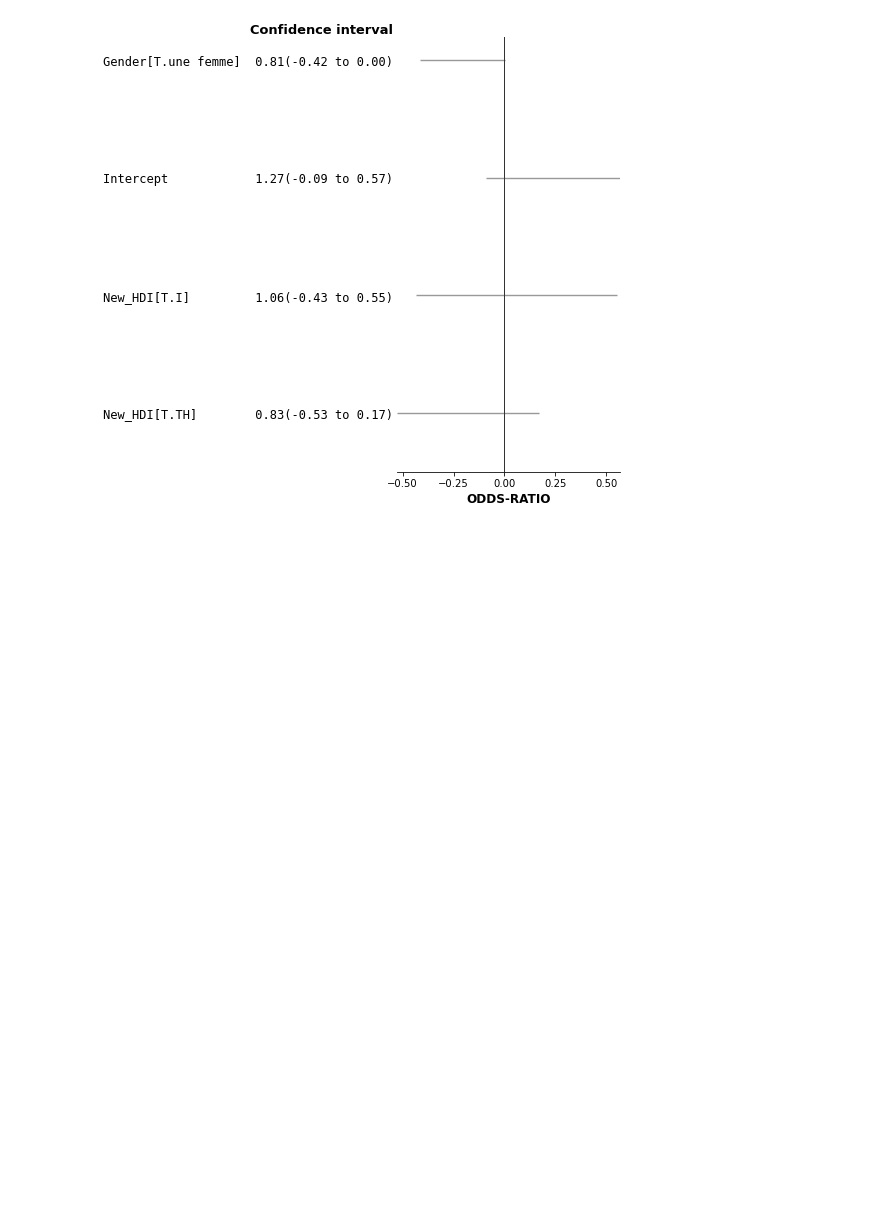
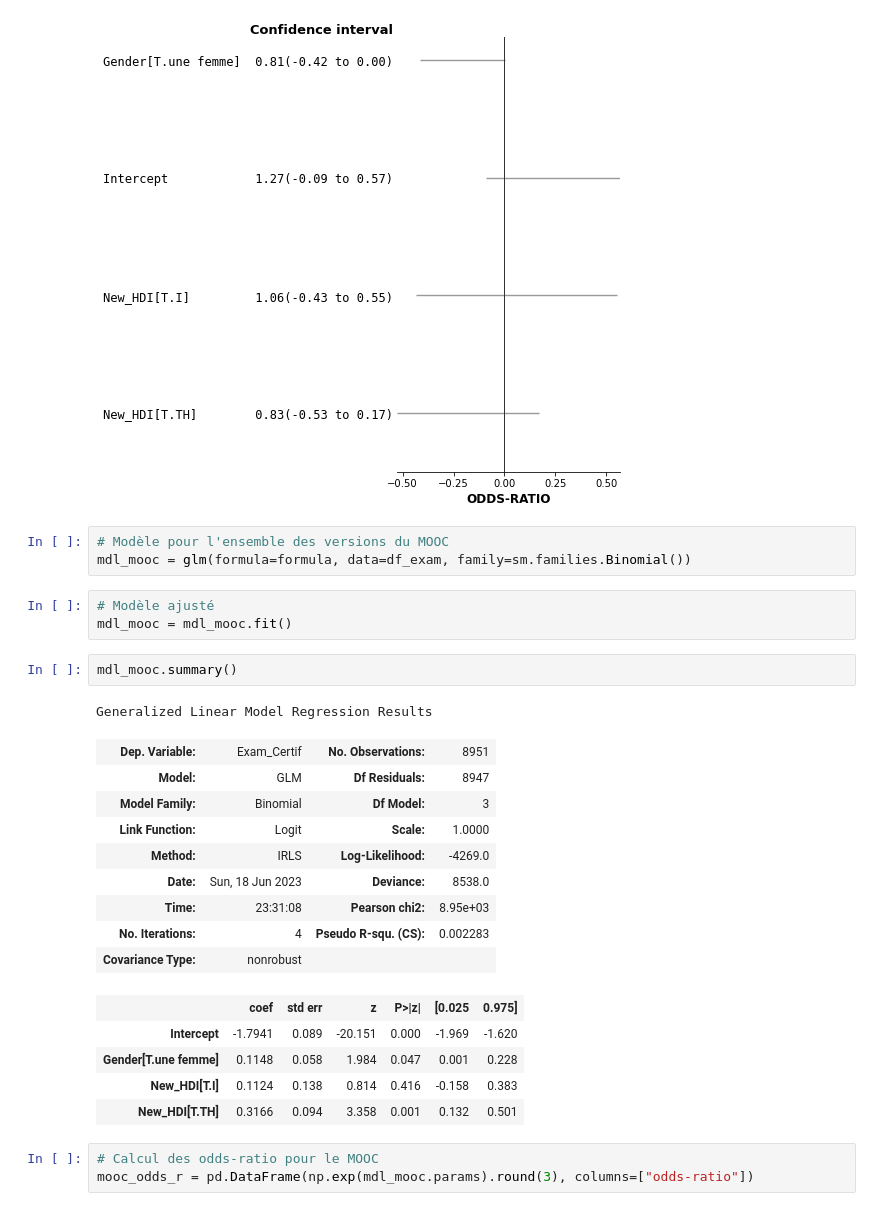
Before and after one commit to smtux/DUDA, a Jupyter notebook: statistique/src/mooc_mertes.ipynb, the cells around one changed output. Drawn from its saved outputs; the diff is of its cells as text; blank space fills up the shorter version.

```diff
--- a/statistique/src/mooc_mertes.ipynb
+++ b/statistique/src/mooc_mertes.ipynb
@@ -1072,3 +1072,30 @@ plt.show()
 [figure]
 [figure]
 [figure]
+# %%
+# Modèle pour l'ensemble des versions du MOOC
+mdl_mooc = glm(formula=formula, data=df_exam, family=sm.families.Binomial())
+# %%
+# Modèle ajusté
+mdl_mooc = mdl_mooc.fit()
+# %%
+mdl_mooc.summary()
+# %% [output]
+Generalized Linear Model Regression Results
+| Dep. Variable: | Exam_Certif | No. Observations: | 8951 |
+| Model: | GLM | Df Residuals: | 8947 |
+| Model Family: | Binomial | Df Model: | 3 |
+| Link Function: | Logit | Scale: | 1.0000 |
+| Method: | IRLS | Log-Likelihood: | -4269.0 |
+| Date: | Sun, 18 Jun 2023 | Deviance: | 8538.0 |
+| Time: | 23:31:08 | Pearson chi2: | 8.95e+03 |
+| No. Iterations: | 4 | Pseudo R-squ. (CS): | 0.002283 |
+| Covariance Type: | nonrobust |  |  |
+|  | coef | std err | z | P>|z| | [0.025 | 0.975] |
+| Intercept | -1.7941 | 0.089 | -20.151 | 0.000 | -1.969 | -1.620 |
+| Gender[T.une femme] | 0.1148 | 0.058 | 1.984 | 0.047 | 0.001 | 0.228 |
+| New_HDI[T.I] | 0.1124 | 0.138 | 0.814 | 0.416 | -0.158 | 0.383 |
+| New_HDI[T.TH] | 0.3166 | 0.094 | 3.358 | 0.001 | 0.132 | 0.501 |
+# %%
+# Calcul des odds-ratio pour le MOOC
+mooc_odds_r = pd.DataFrame(np.exp(mdl_mooc.params).round(3), columns=["odds-ratio"])
```
Also changed, not shown: parts of 7 cells of this notebook.
